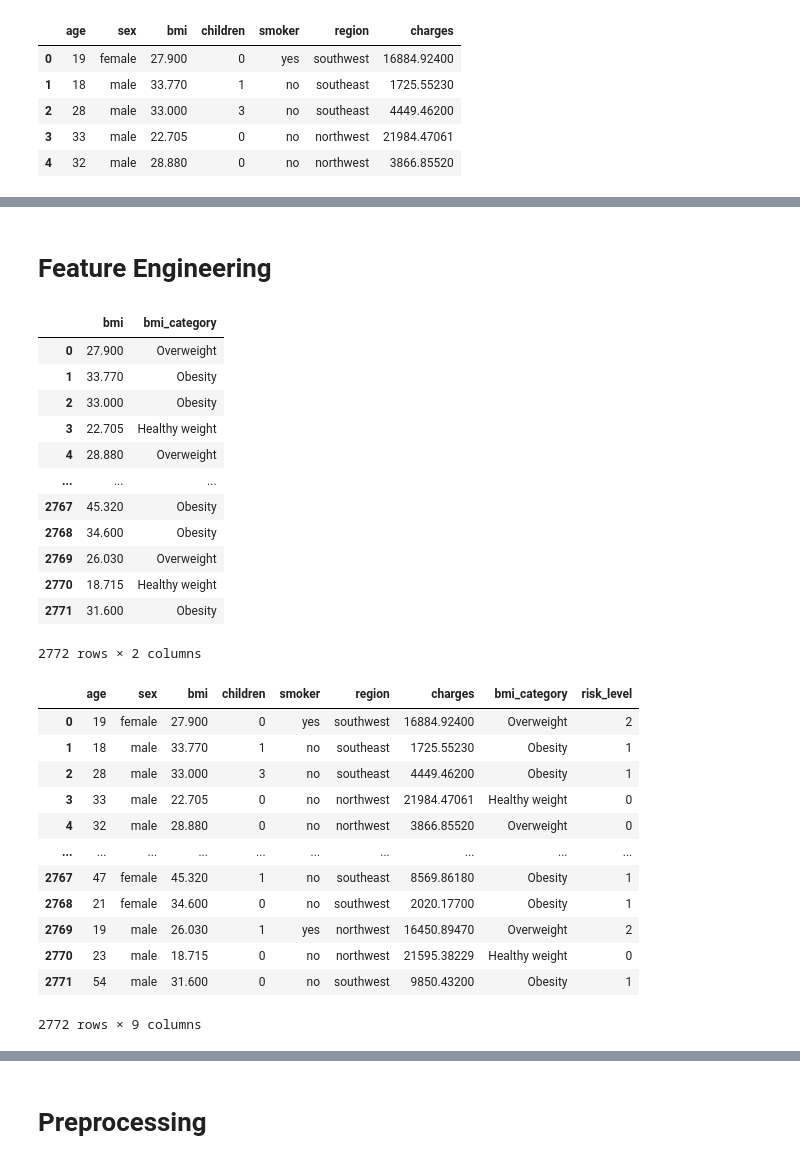
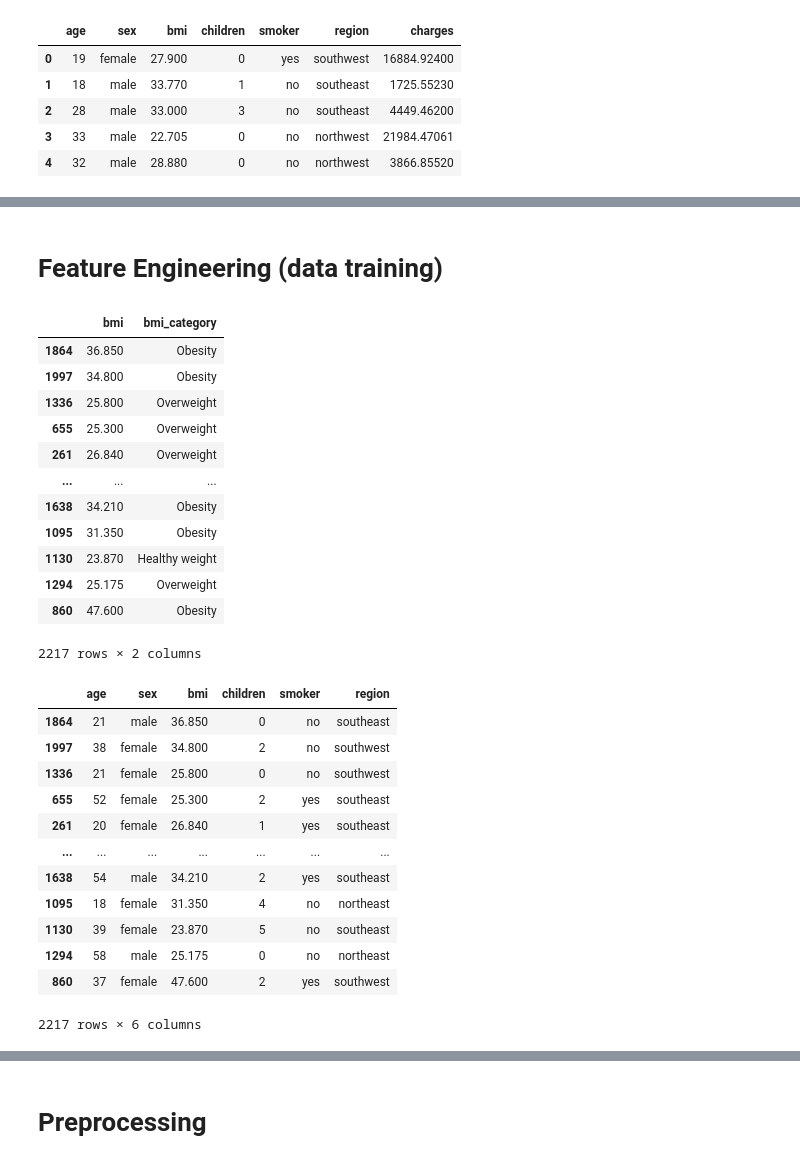
Before and after one commit to Spyrx4/medical_insurance_prediction, a Jupyter notebook: medical_insurance_prediction.ipynb, the cells around one changed output, grey strips where cells are left out. Cells and saved outputs as stored; diff of their text form; code cells hidden in the pictures.

```diff
--- a/medical_insurance_prediction.ipynb
+++ b/medical_insurance_prediction.ipynb
@@ -133,5 +159,5 @@ insurance[num_cols].corr()
 # %% [markdown]
-# Feature Engineering
+# Feature Engineering (data training)
 # %%
 def cat_bmi(bmi):
     if bmi < 18.5:
@@ -147,19 +173,19 @@ insurance['bmi_category'] = insurance['bmi'].apply(cat_bmi)
 # %%
-insurance[['bmi', 'bmi_category']]
+data_train[['bmi', 'bmi_category']]
 # %% [output]
 |  | bmi | bmi_category |
-| 0 | 27.900 | Overweight |
-| 1 | 33.770 | Obesity |
-| 2 | 33.000 | Obesity |
-| 3 | 22.705 | Healthy weight |
-| 4 | 28.880 | Overweight |
+| 1864 | 36.850 | Obesity |
+| 1997 | 34.800 | Obesity |
+| 1336 | 25.800 | Overweight |
+| 655 | 25.300 | Overweight |
+| 261 | 26.840 | Overweight |
 | ... | ... | ... |
-| 2767 | 45.320 | Obesity |
-| 2768 | 34.600 | Obesity |
-| 2769 | 26.030 | Overweight |
-| 2770 | 18.715 | Healthy weight |
-| 2771 | 31.600 | Obesity |
+| 1638 | 34.210 | Obesity |
+| 1095 | 31.350 | Obesity |
+| 1130 | 23.870 | Healthy weight |
+| 1294 | 25.175 | Overweight |
+| 860 | 47.600 | Obesity |
-2772 rows × 2 columns
+2217 rows × 2 columns
 # %%
 def create_risk_levels(df):
     df = df.copy()
@@ -182,19 +208,19 @@ insurance = create_risk_levels(insurance)
 # %%
-insurance
+xtrain
 # %% [output]
-|  | age | sex | bmi | children | smoker | region | charges | bmi_category | risk_level |
-| 0 | 19 | female | 27.900 | 0 | yes | southwest | 16884.92400 | Overweight | 2 |
-| 1 | 18 | male | 33.770 | 1 | no | southeast | 1725.55230 | Obesity | 1 |
-| 2 | 28 | male | 33.000 | 3 | no | southeast | 4449.46200 | Obesity | 1 |
-| 3 | 33 | male | 22.705 | 0 | no | northwest | 21984.47061 | Healthy weight | 0 |
-| 4 | 32 | male | 28.880 | 0 | no | northwest | 3866.85520 | Overweight | 0 |
-| ... | ... | ... | ... | ... | ... | ... | ... | ... | ... |
-| 2767 | 47 | female | 45.320 | 1 | no | southeast | 8569.86180 | Obesity | 1 |
-| 2768 | 21 | female | 34.600 | 0 | no | southwest | 2020.17700 | Obesity | 1 |
-| 2769 | 19 | male | 26.030 | 1 | yes | northwest | 16450.89470 | Overweight | 2 |
-| 2770 | 23 | male | 18.715 | 0 | no | northwest | 21595.38229 | Healthy weight | 0 |
-| 2771 | 54 | male | 31.600 | 0 | no | southwest | 9850.43200 | Obesity | 1 |
+|  | age | sex | bmi | children | smoker | region |
+| 1864 | 21 | male | 36.850 | 0 | no | southeast |
+| 1997 | 38 | female | 34.800 | 2 | no | southwest |
+| 1336 | 21 | female | 25.800 | 0 | no | southwest |
+| 655 | 52 | female | 25.300 | 2 | yes | southeast |
+| 261 | 20 | female | 26.840 | 1 | yes | southeast |
+| ... | ... | ... | ... | ... | ... | ... |
+| 1638 | 54 | male | 34.210 | 2 | yes | southeast |
+| 1095 | 18 | female | 31.350 | 4 | no | northeast |
+| 1130 | 39 | female | 23.870 | 5 | no | southeast |
+| 1294 | 58 | male | 25.175 | 0 | no | northeast |
+| 860 | 37 | female | 47.600 | 2 | yes | southwest |
-2772 rows × 9 columns
+2217 rows × 6 columns
 # %%
 fig, axs = plt.subplots(2, 2, figsize=(12, 8))
 
```
Also changed, not shown: parts of 24 cells of this notebook, 1 other file.
